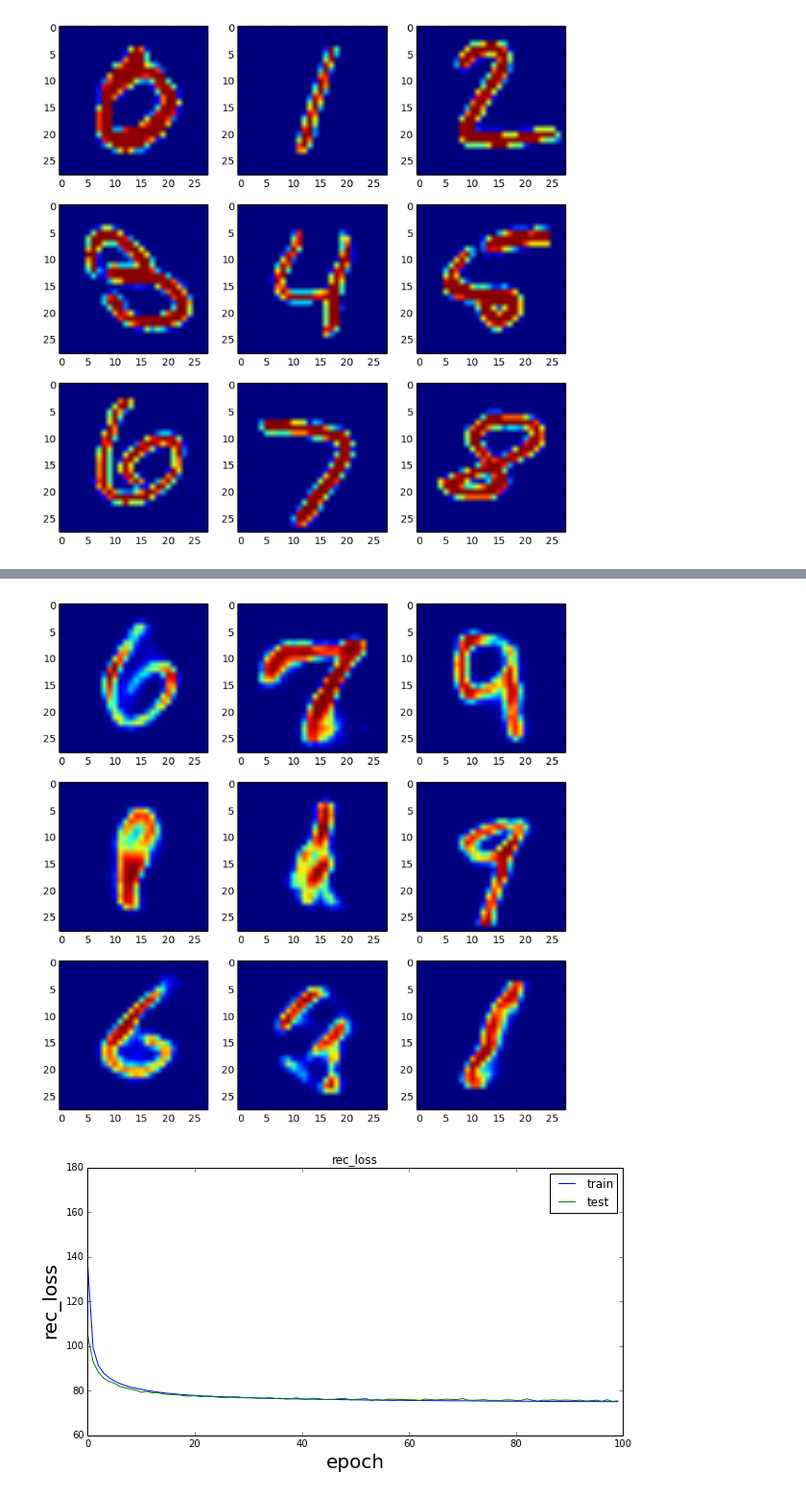
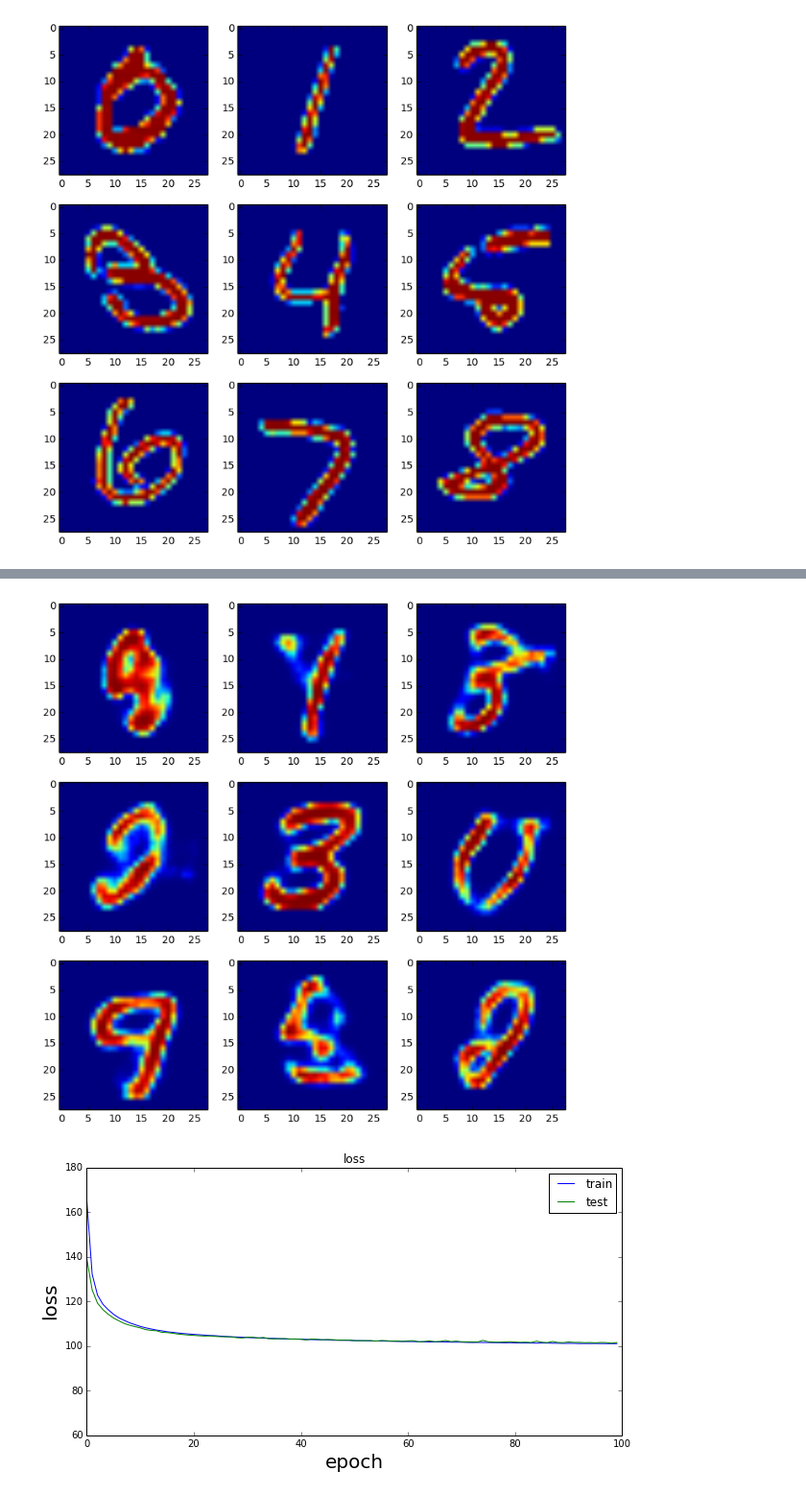
Before and after one commit to seiya-kumada/vae, a Jupyter notebook: draw_results.ipynb, the cells around one changed output, grey strips where cells are left out. Shown at 96% size. Cells and saved outputs as stored; diff of their text form; code cells hidden in the pictures.

```diff
--- a/draw_results.ipynb
+++ b/draw_results.ipynb
@@ -8,7 +8,7 @@ import os
 import chainer.functions as F
 # %%
 # set paths and paramters
-out_dir_path = './result_3'
+out_dir_path = './result_4'
 log_path = os.path.join(out_dir_path, 'log')
 model_name = 'model_100.npz'
 dimz = 100
@@ -71,33 +71,35 @@ z = chainer.Variable(
 x = model.decode(z)
 save_images(x.data, os.path.join(out_dir_path, 'sampled'))
 # %% [output]
-[figure, old version]
+[figure, new version]
 # %%
 def load_loss(path):
     return [float(line) for line in open(path)]
 
 import re
 def loss_generator(path, s):
-    s = re.compile(r'"{}": ([0-9]+.[0-9]+),'.format(s))
+    s = re.compile(r'"{}": (-?[0-9]+.[0-9]+),?'.format(s))
     for line in open(path):
         m = s.findall(line)
         if m:
             yield float(m[0])
 # %%
-main_rec_loss = list(loss_generator(log_path, 'main/rec_loss'))
-validation_main_rec_loss = list(loss_generator(log_path, 'validation/main/rec_loss'))
-main_kl = list(loss_generator(log_path, 'main/kl'))
-validation_main_kl = list(loss_generator(log_path, 'validation/main/kl'))
+main_loss = list(loss_generator(log_path, 'main/loss'))
+validation_main_loss = list(loss_generator(log_path, 'validation/main/loss'))
+main_mu = list(loss_generator(log_path, 'main/mu'))
+validation_main_mu = list(loss_generator(log_path, 'validation/main/mu'))
+main_sigma = list(loss_generator(log_path, 'main/sigma'))
+validation_main_sigma = list(loss_generator(log_path, 'validation/main/sigma'))
 # %%
 plt.figure(figsize=(10, 5))
-plt.title('rec_loss')
+plt.title('loss')
 plt.xlabel('epoch', fontsize=20)
-plt.ylabel('rec_loss', fontsize=20)
+plt.ylabel('loss', fontsize=20)
 plt.xlim(0, 100)
 plt.ylim(60, 180)
-plt.plot(main_rec_loss, label='train')
-plt.plot(validation_main_rec_loss, label='test')
+plt.plot(main_loss, label='train')
+plt.plot(validation_main_loss, label='test')
 plt.legend(loc='best')
 plt.show()
 # %% [output]
-[figure, old version]
+[figure, new version]
```
Also changed, not shown: parts of 7 cells of this notebook, 4 other files.
